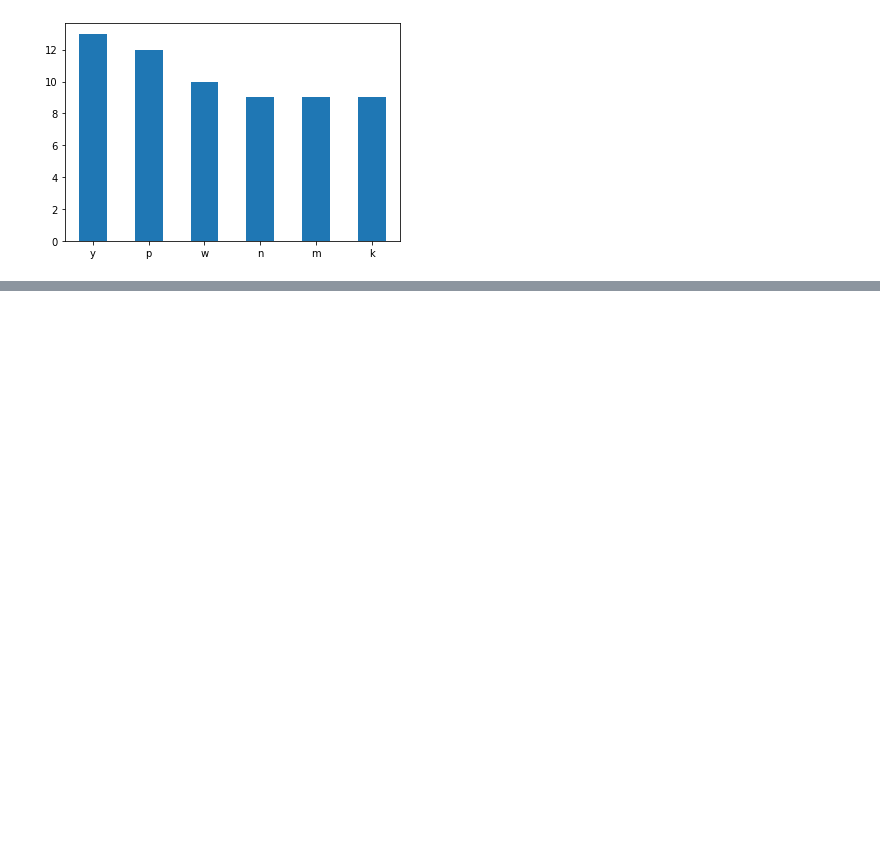
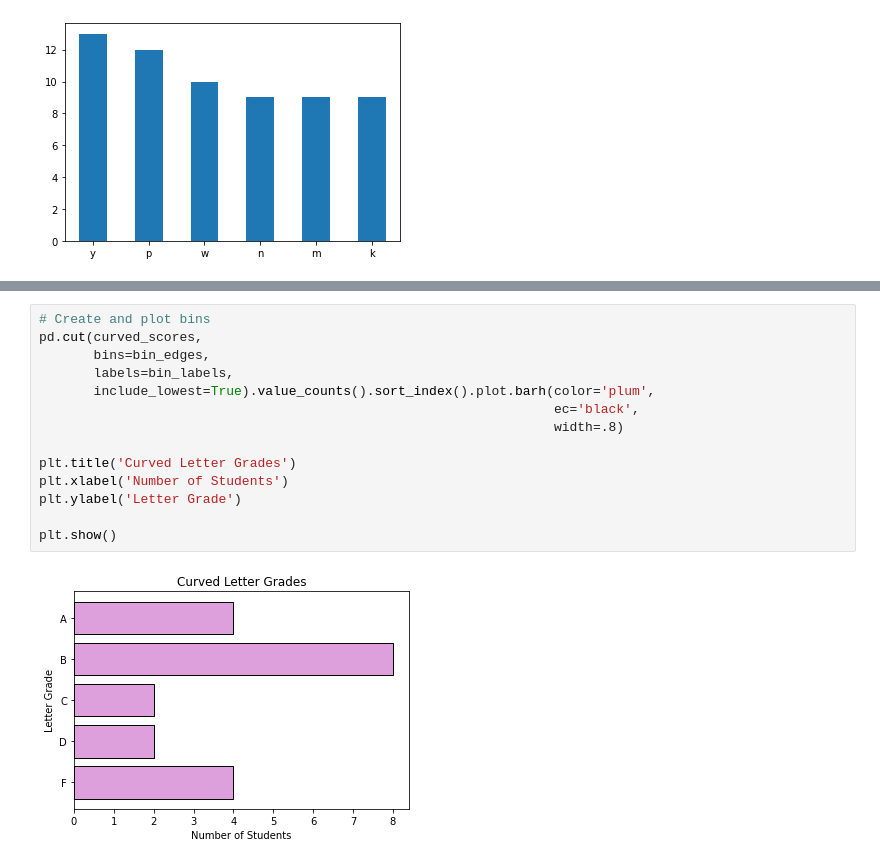
Before and after one commit to randyfrench/numpy-pandas-visualiztion-exercises, a Jupyter notebook: pandas_series.ipynb, the cells around one changed output, grey strips where cells are left out. Drawn from its saved outputs; the diff is of its cells as text; blank space fills up the shorter version.

```diff
--- a/pandas_series.ipynb
+++ b/pandas_series.ipynb
@@ -343,0 +629,16 @@ letters.value_counts().head(6).plot.bar(rot=0)
+# %%
+# Create and plot bins
+pd.cut(curved_scores,
+       bins=bin_edges,
+       labels=bin_labels,
+       include_lowest=True).value_counts().sort_index().plot.barh(color='plum',
+                                                                  ec='black',
+                                                                  width=.8)
+
+plt.title('Curved Letter Grades')
+plt.xlabel('Number of Students')
+plt.ylabel('Letter Grade')
+
+plt.show()
+# %% [output]
+[figure, added]
```
Also changed, not shown: parts of 26 cells of this notebook, 2 other files.
